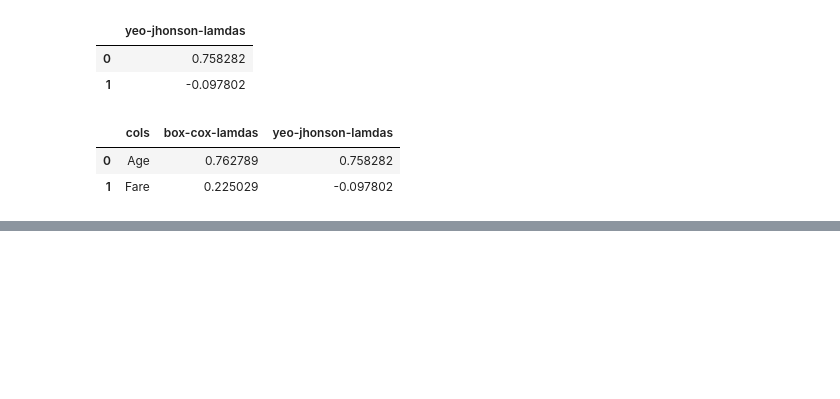
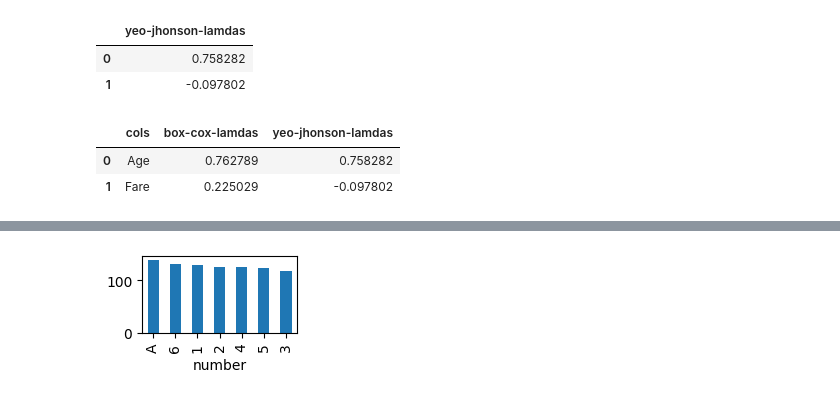
Before and after one commit to vaibhaVishwakarma/myML, a Jupyter notebook: EDA.ipynb, the cells around one changed output, grey strips where cells are left out. Cells and saved outputs as stored; diff of their text form; code cells hidden in the pictures; blank space fills up the shorter version.

```diff
--- a/EDA.ipynb
+++ b/EDA.ipynb
@@ -678,0 +700,3 @@ plt.hist(trf2.fit_transform(titanic_toTransform.dropna()))
+# %%
+titanic_mod = pd.read_csv("titanic_modified.csv")
+titanic_mod.head()
@@ -678,0 +710,5 @@ plt.hist(trf2.fit_transform(titanic_toTransform.dropna()))
+# %%
+plt.figure(figsize=(2,1))
+fig = titanic_mod['number'].value_counts().plot.bar()
+# %% [output]
+[figure, added]
```
Also changed, not shown: parts of 81 cells of this notebook, 7 other files.
